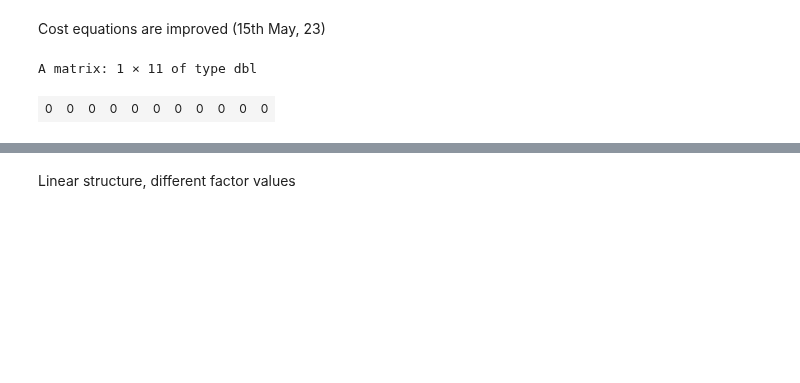
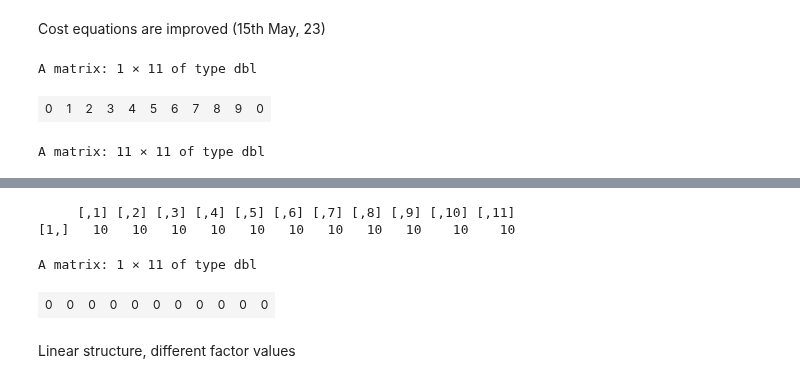
Before and after one commit to IshtiSikder/Optimal-allocation-of-rescue-teams-for-hostage-situations, a Jupyter notebook: R_for_MDP_(NEW).ipynb, the cells around one changed output, grey strips where cells are left out. Cells and saved outputs as stored; diff of their text form; code cells hidden in the pictures; blank space fills up the shorter version.

```diff
--- a/R_for_MDP_(NEW).ipynb
+++ b/R_for_MDP_(NEW).ipynb
@@ -425,14 +425,15 @@ MDP = function(lam, mu, eps, numRescue, numTerror, costT, RC, mult) {
   }
 
 
-   return(policyNew)
+   return(list(policyNew,improveMatrix,aijMatrix,newsolution))
 
  }
 # %%
 rndm = array(0, dim=c(1,11))
 result = MDP(lam = 0.2763, mu = 0.2829, eps = 0.1718, numRescue=10, numTerror=10, costT=1,RC='L')
 # %%
-MDP(lam = 0.2763, mu = 0.2829, eps = 0.1718, numRescue=10, numTerror=10, costT=1,RC='L',mult=2)
+MDP(lam = 0.2763, mu = 0.2829, eps = 0.1718, numRescue=10, numTerror=10, costT=1,RC='L',mult=0.54)
 # %% [output]
 A matrix: 1 × 11 of type dbl
-| 0 | 0 | 0 | 0 | 0 | 0 | 0 | 0 | 0 | 0 | 0 |
+| 0 | 1 | 2 | 3 | 4 | 5 | 6 | 7 | 8 | 9 | 0 |
+A matrix: 11 × 11 of type dbl
@@ -439,3 +453,15 @@ A matrix: 1 × 11 of type dbl
+# %%
+for (i in current_result){
+  print(i+10)
+}
+# %% [output]
+     [,1] [,2] [,3] [,4] [,5] [,6] [,7] [,8] [,9] [,10] [,11]
+[1,]   10   10   10   10   10   10   10   10   10    10    10
+# %%
+current_result
+# %% [output]
+A matrix: 1 × 11 of type dbl
+| 0 | 0 | 0 | 0 | 0 | 0 | 0 | 0 | 0 | 0 | 0 |
 # %%
 mult_test = function(cost_terror,rc,low_lim,up_lim,incr) {
 
```
Also changed, not shown: parts of 4 cells of this notebook.
